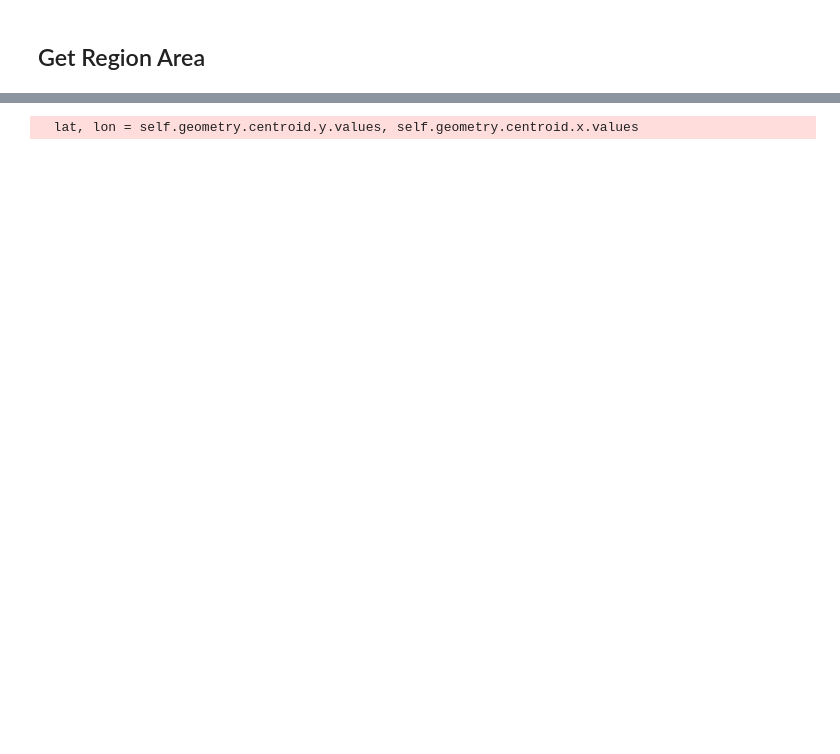
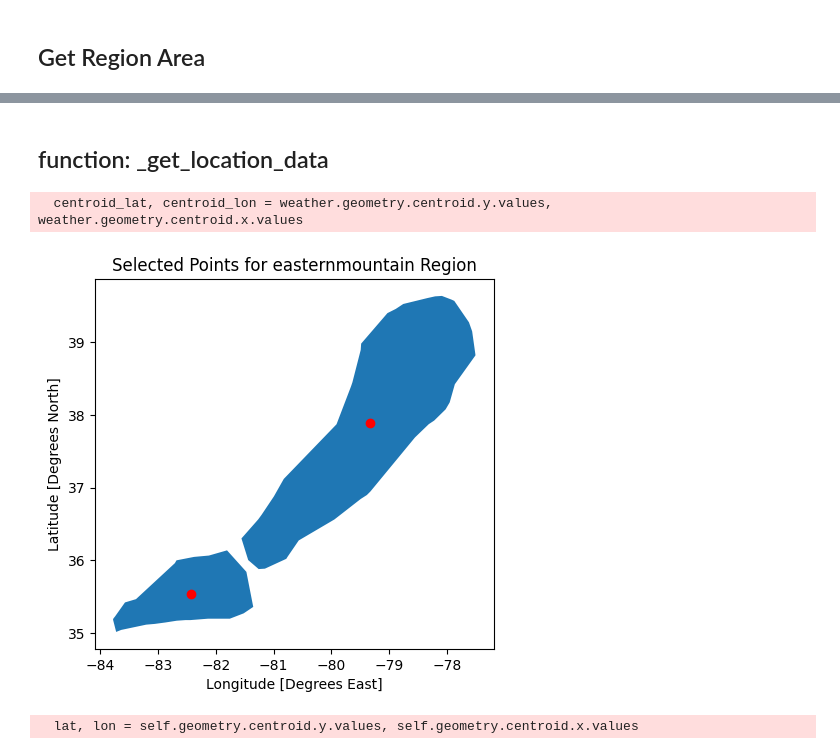
Before and after one commit to FixCarbon/um-mads, a Jupyter notebook: notebooks/era5_data_access.ipynb, the cells around one changed output, grey strips where cells are left out. Drawn from its saved outputs; the diff is of its cells as text; code cells hidden in the pictures; blank space fills up the shorter version.

```diff
--- a/notebooks/era5_data_access.ipynb
+++ b/notebooks/era5_data_access.ipynb
@@ -73 +119,17 @@ Notes: Many rows returned, need to double check validity
+# %% [markdown]
+## function: _get_location_data
+# %%
+centroid_lat, centroid_lon = weather.geometry.centroid.y.values, weather.geometry.centroid.x.values
+
+# Visualize Selected Points
+ax = orchards_gdf.plot()
+plt.plot(centroid_lon,centroid_lat, color = 'r', marker = 'o', linewidth = 0)
+
+ax.set_title(f'Selected Points for {region} Region')
+ax.set_xlabel('Longitude [Degrees East]')
+ax.set_ylabel('Latitude [Degrees North]')
+plt.show()
+# %% [output]
+  centroid_lat, centroid_lon = weather.geometry.centroid.y.values, weather.geometry.centroid.x.values
+[figure, added]
 # %%
```
Also changed, not shown: parts of 18 cells of this notebook, 10 other files.
